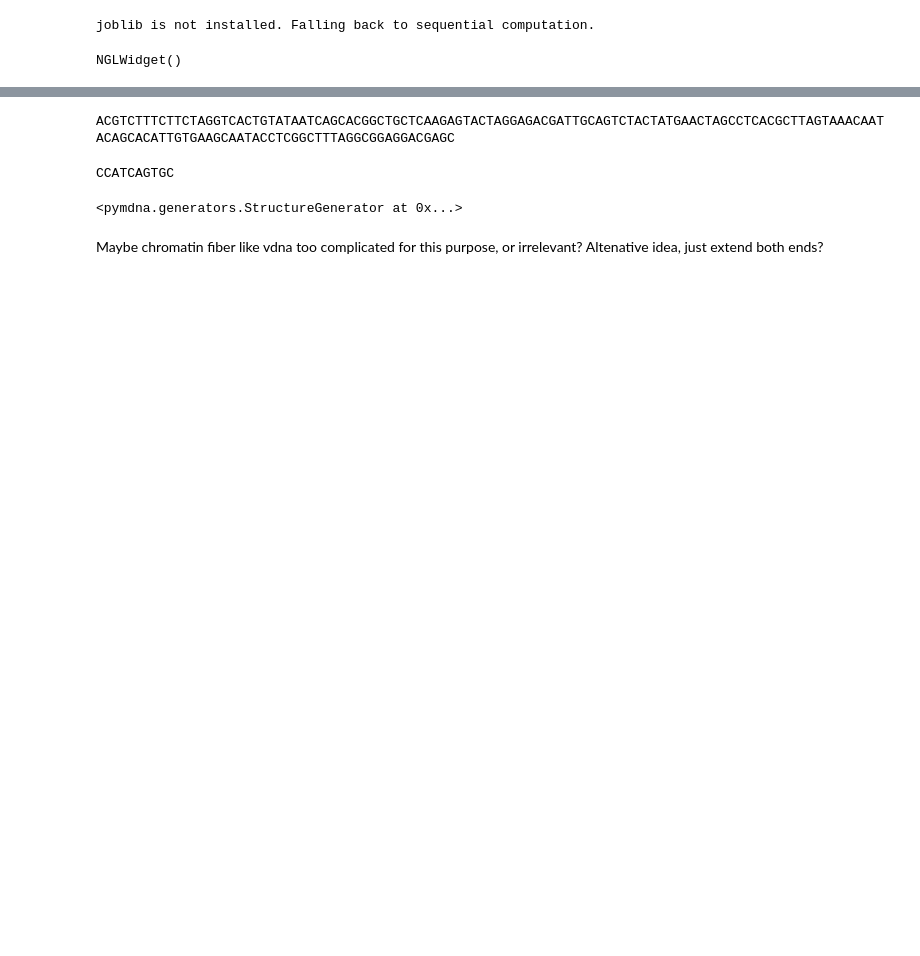
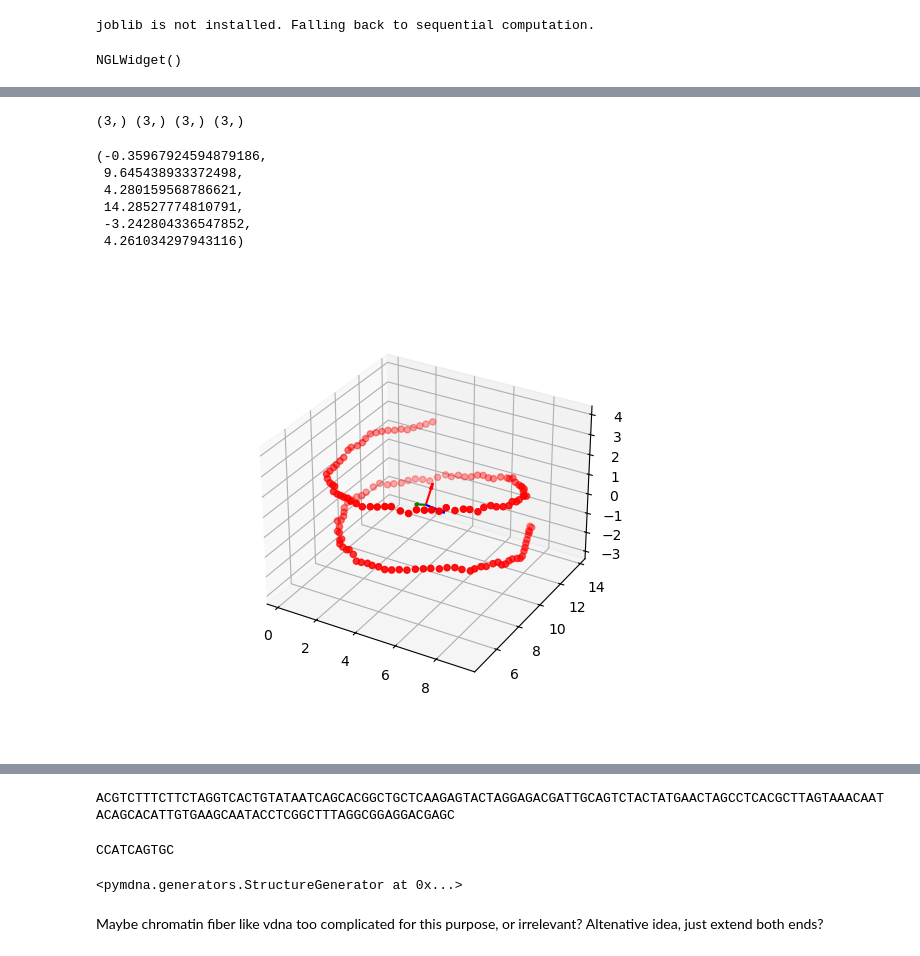
Before and after one commit to Heezch/mdna, a Jupyter notebook: studies/3_chromatin/0_chromatin_maker.ipynb, the cells around one changed output, grey strips where cells are left out. Cells and saved outputs as stored; diff of their text form; code cells hidden in the pictures; blank space fills up the shorter version.

```diff
--- a/studies/3_chromatin/0_chromatin_maker.ipynb
+++ b/studies/3_chromatin/0_chromatin_maker.ipynb
@@ -30,0 +152,11 @@ nuc = mdna.NucleicFrames(dna)
+# %%
+from scipy.linalg import svd
+
+centers_of_mass = frames[:,0,:]
+
+
+# Perform SVD
+U, s, Vt = svd(centers_of_mass)
+# The first column of U (or the first row of Vt, transposed) is the first principal component
+superhelical_axis = Vt[0]
+print("Superhelical axis (approximate Z-axis):", superhelical_axis)
@@ -30,0 +202,34 @@ nuc = mdna.NucleicFrames(dna)
+# %%
+origin = np.mean(pdb.xyz[0], axis=0)
+dna_y_axis = pdb.top.select('resSeq 0 and not protein')
+dyad_point = md.compute_center_of_mass(pdb.atom_slice(dna_y_axis))
+
+
+z =  superhelical_axis
+y =  origin[0] - dyad_point[0]
+x = np.cross(y,z)
+# normalize
+x = x / np.linalg.norm(x)
+y = y / np.linalg.norm(y)
+z = z / np.linalg.norm(z)
+print(origin.shape, x.shape,y.shape,z.shape)
+
+# plot
+%matplotlib ipympl
+fig = plt.figure()
+ax = fig.add_subplot(111, projection='3d')
+ax.scatter(frames[:,0,0], frames[:,0,1], frames[:,0,2], c='r', marker='o')
+# plot the x y and z axis as quiver
+ax.quiver(origin[0], origin[1], origin[2], x[0], x[1], x[2], color='r')
+ax.quiver(origin[0], origin[1], origin[2], y[0], y[1], y[2], color='g')
+ax.quiver(origin[0], origin[1], origin[2], z[0], z[1], z[2], color='b')
+ax.axis('equal')
+# %% [output]
+(3,) (3,) (3,) (3,)
+(-0.35967924594879186,
+ 9.645438933372498,
+ 4.280159568786621,
+ 14.28527774810791,
+ -3.242804336547852,
+ 4.261034297943116)
+[figure, added]
```
Also changed, not shown: parts of 22 cells of this notebook, 36 other files.
